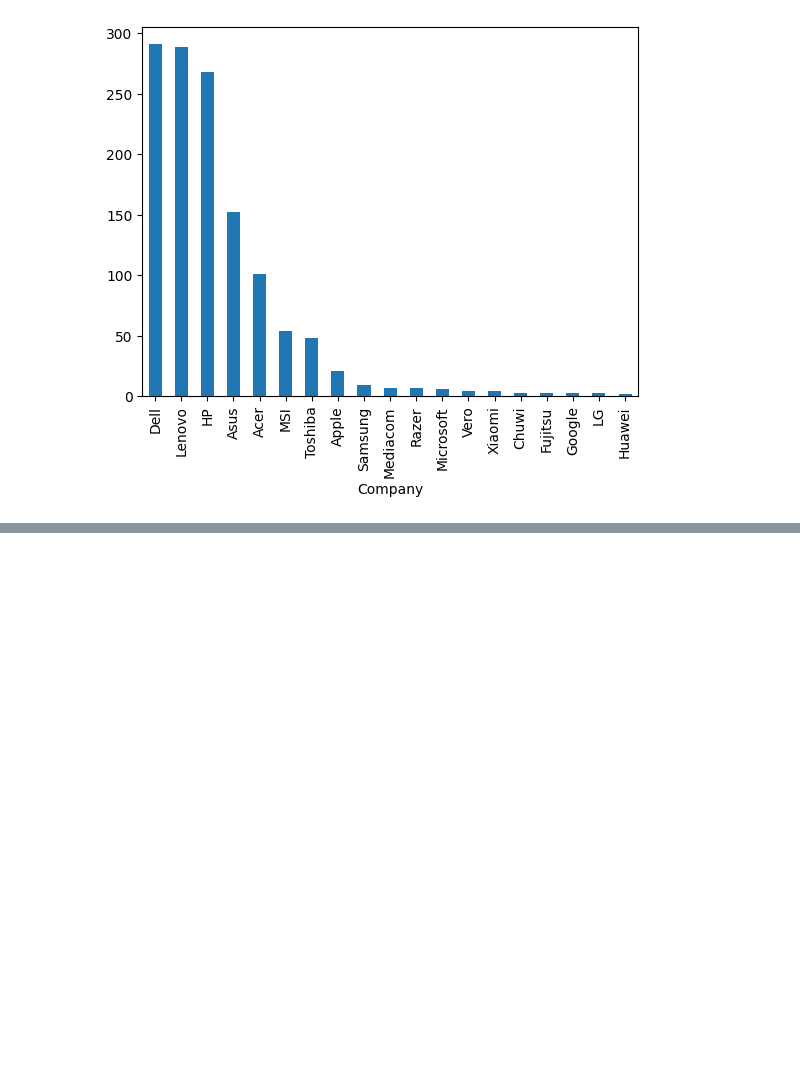
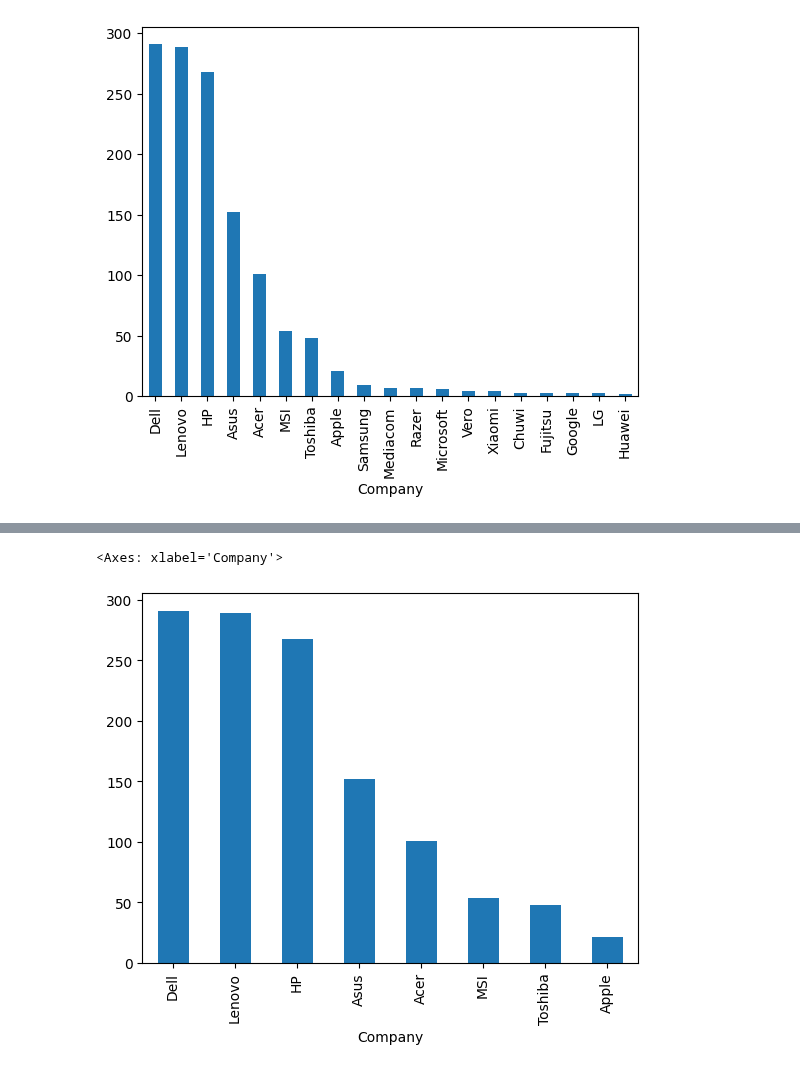
Before and after one commit to Avdhoot-Ukirde/Virtual-Environment-streamlit-Prediction-model, a Jupyter notebook: laptop.ipynb, the cells around one changed output, grey strips where cells are left out. Saved outputs shown, nothing was run; the diff lists cells and outputs as text; code cells hidden in the pictures; blank space fills up the shorter version.

```diff
--- a/laptop.ipynb
+++ b/laptop.ipynb
@@ -106,3 +106,4 @@ plt.show()
 # %%
-df.groupby(['Company'])
+df = df[df.groupby('Company').Company.transform('count')>10].copy()
+df['Company'].value_counts()
 # %% [output]
@@ -109,0 +120,5 @@ df.groupby(['Company'])
+# %%
+df['Company'].value_counts().plot(kind='bar')
+# %% [output]
+<Axes: xlabel='Company'>
+[figure, added]
```
Also changed, not shown: parts of 3 cells of this notebook.
